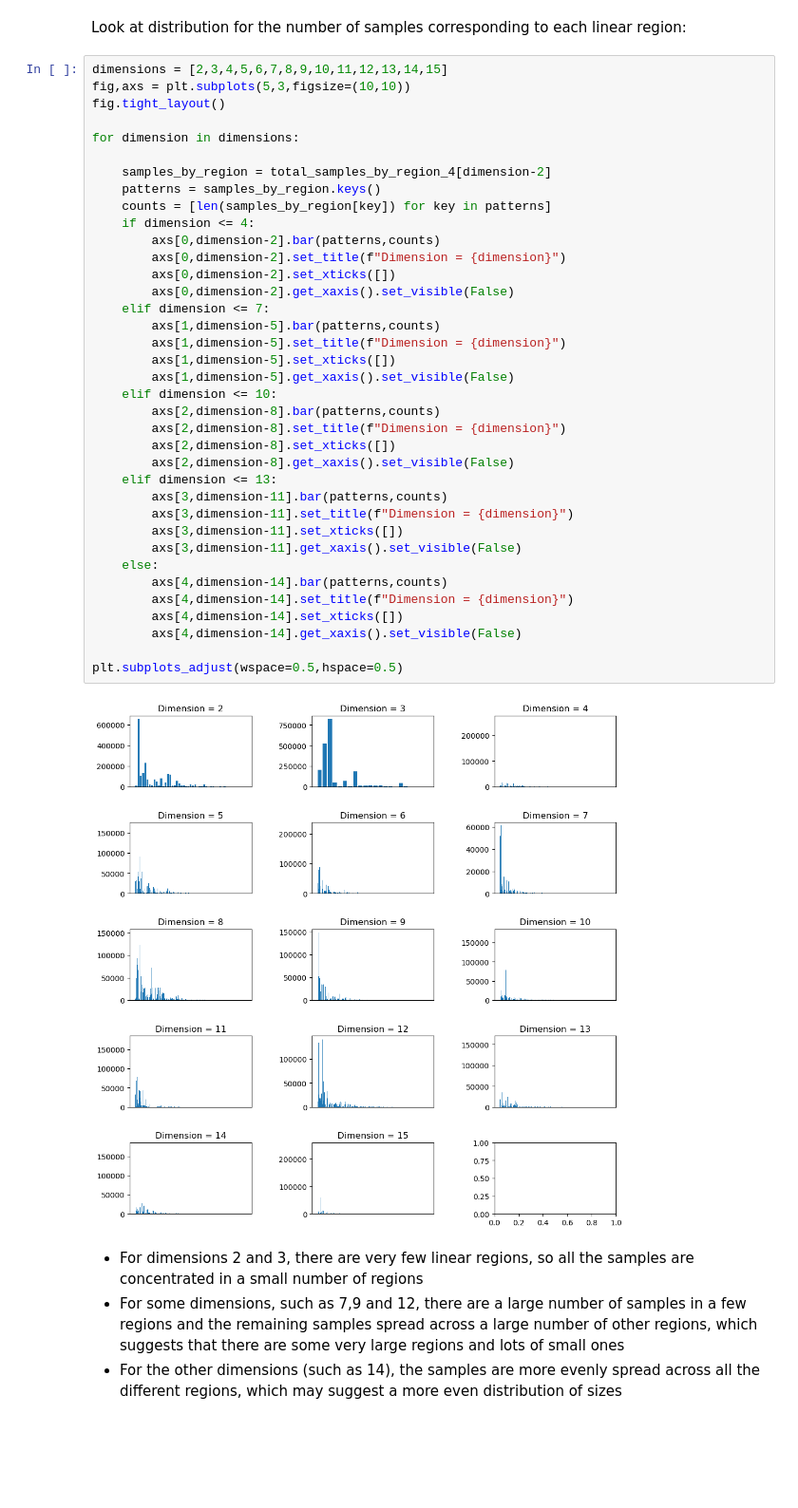
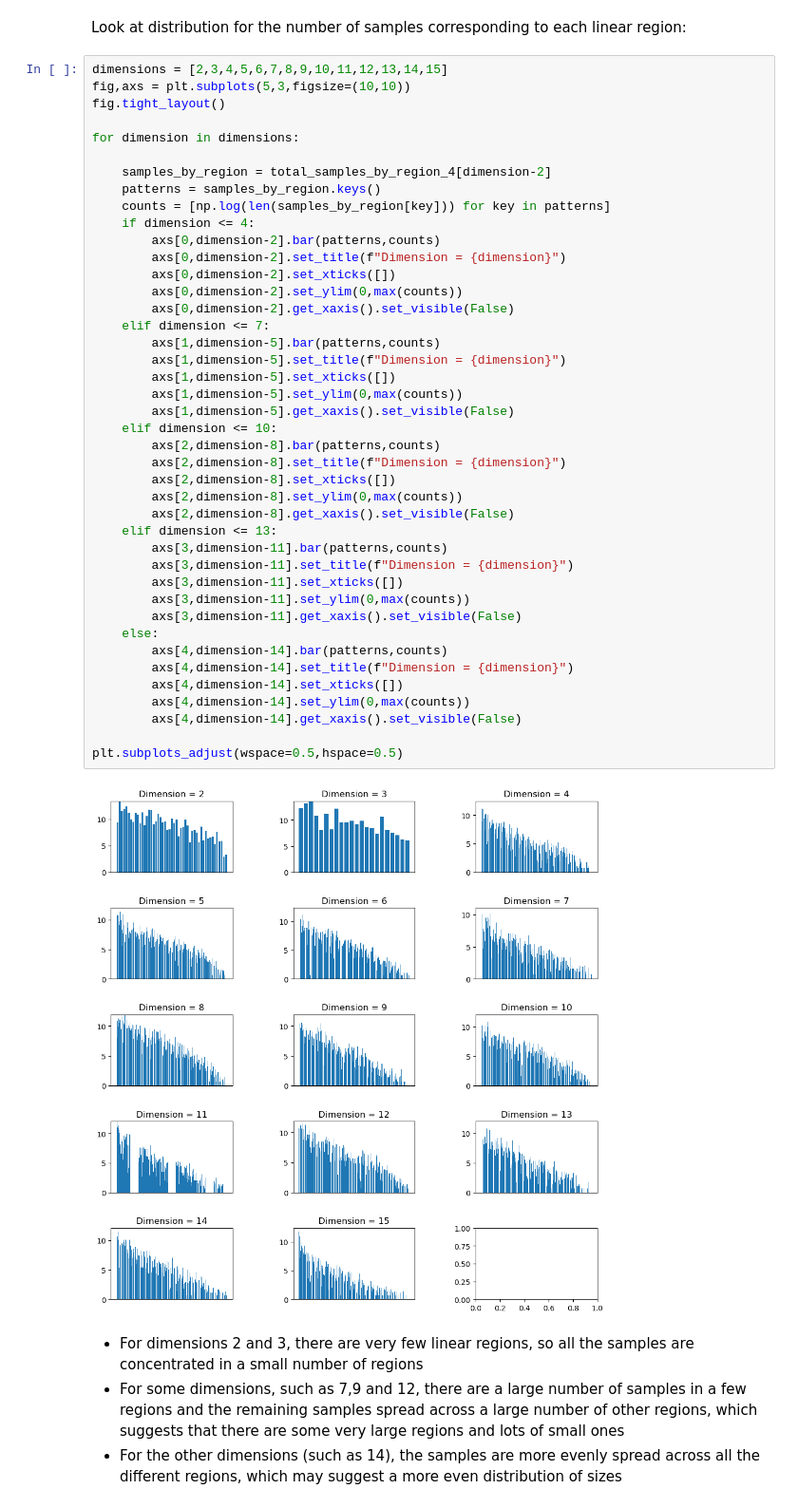
Before and after one commit to Gautam-Chauhan/MSc-Thesis, a Jupyter notebook: iid_uniform_code.ipynb, the cells around one changed output. Shown at 95% size. Drawn from its saved outputs; the diff is of its cells as text; blank space fills up the shorter version.

Commit message:
Made some minor changes to the figures for the shape and size of linear regions

```diff
--- a/iid_uniform_code.ipynb
+++ b/iid_uniform_code.ipynb
@@ -1082,36 +1083,41 @@ for dimension in dimensions:
 
     samples_by_region = total_samples_by_region_4[dimension-2]
     patterns = samples_by_region.keys()
-    counts = [len(samples_by_region[key]) for key in patterns]
+    counts = [np.log(len(samples_by_region[key])) for key in patterns]
     if dimension <= 4:
         axs[0,dimension-2].bar(patterns,counts)
         axs[0,dimension-2].set_title(f"Dimension = {dimension}")
         axs[0,dimension-2].set_xticks([])
+        axs[0,dimension-2].set_ylim(0,max(counts))
         axs[0,dimension-2].get_xaxis().set_visible(False)
     elif dimension <= 7:
         axs[1,dimension-5].bar(patterns,counts)
         axs[1,dimension-5].set_title(f"Dimension = {dimension}")
         axs[1,dimension-5].set_xticks([])
+        axs[1,dimension-5].set_ylim(0,max(counts))
         axs[1,dimension-5].get_xaxis().set_visible(False)
     elif dimension <= 10:
         axs[2,dimension-8].bar(patterns,counts)
         axs[2,dimension-8].set_title(f"Dimension = {dimension}")
         axs[2,dimension-8].set_xticks([])
+        axs[2,dimension-8].set_ylim(0,max(counts))
         axs[2,dimension-8].get_xaxis().set_visible(False)
     elif dimension <= 13:
         axs[3,dimension-11].bar(patterns,counts)
         axs[3,dimension-11].set_title(f"Dimension = {dimension}")
         axs[3,dimension-11].set_xticks([])
+        axs[3,dimension-11].set_ylim(0,max(counts))
         axs[3,dimension-11].get_xaxis().set_visible(False)
     else:
         axs[4,dimension-14].bar(patterns,counts)
         axs[4,dimension-14].set_title(f"Dimension = {dimension}")
         axs[4,dimension-14].set_xticks([])
+        axs[4,dimension-14].set_ylim(0,max(counts))
         axs[4,dimension-14].get_xaxis().set_visible(False)
 
 plt.subplots_adjust(wspace=0.5,hspace=0.5)
 # %% [output]
-[figure, old version]
+[figure, new version]
 # %% [markdown]
 - For dimensions 2 and 3, there are very few linear regions, so all the samples are concentrated in a small number of regions
 - For some dimensions, such as 7,9 and 12, there are a large number of samples in a few regions and the remaining samples spread across a large number of other regions, which suggests that there are some very large regions and lots of small ones
```
Also changed, not shown: parts of 13 cells of this notebook.
